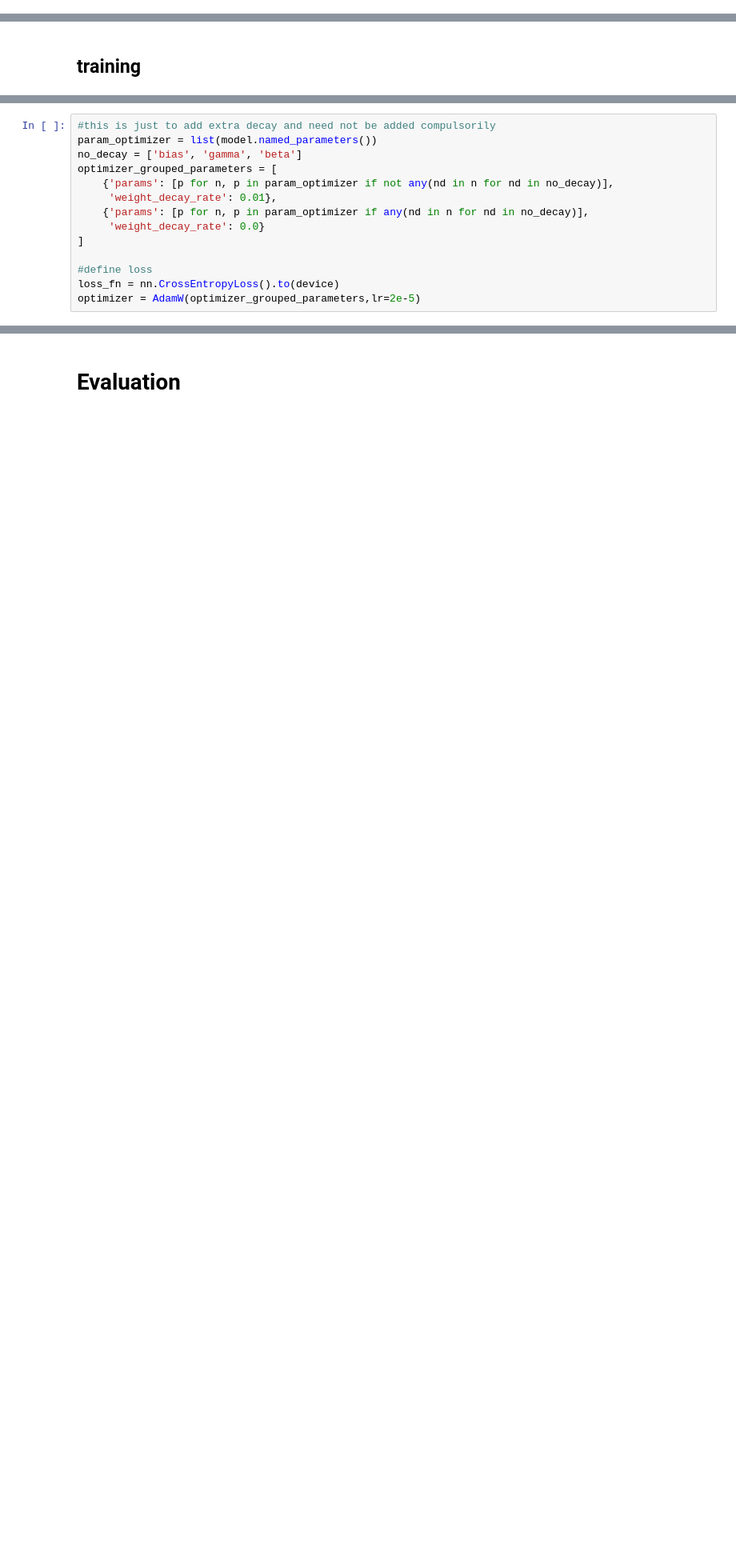
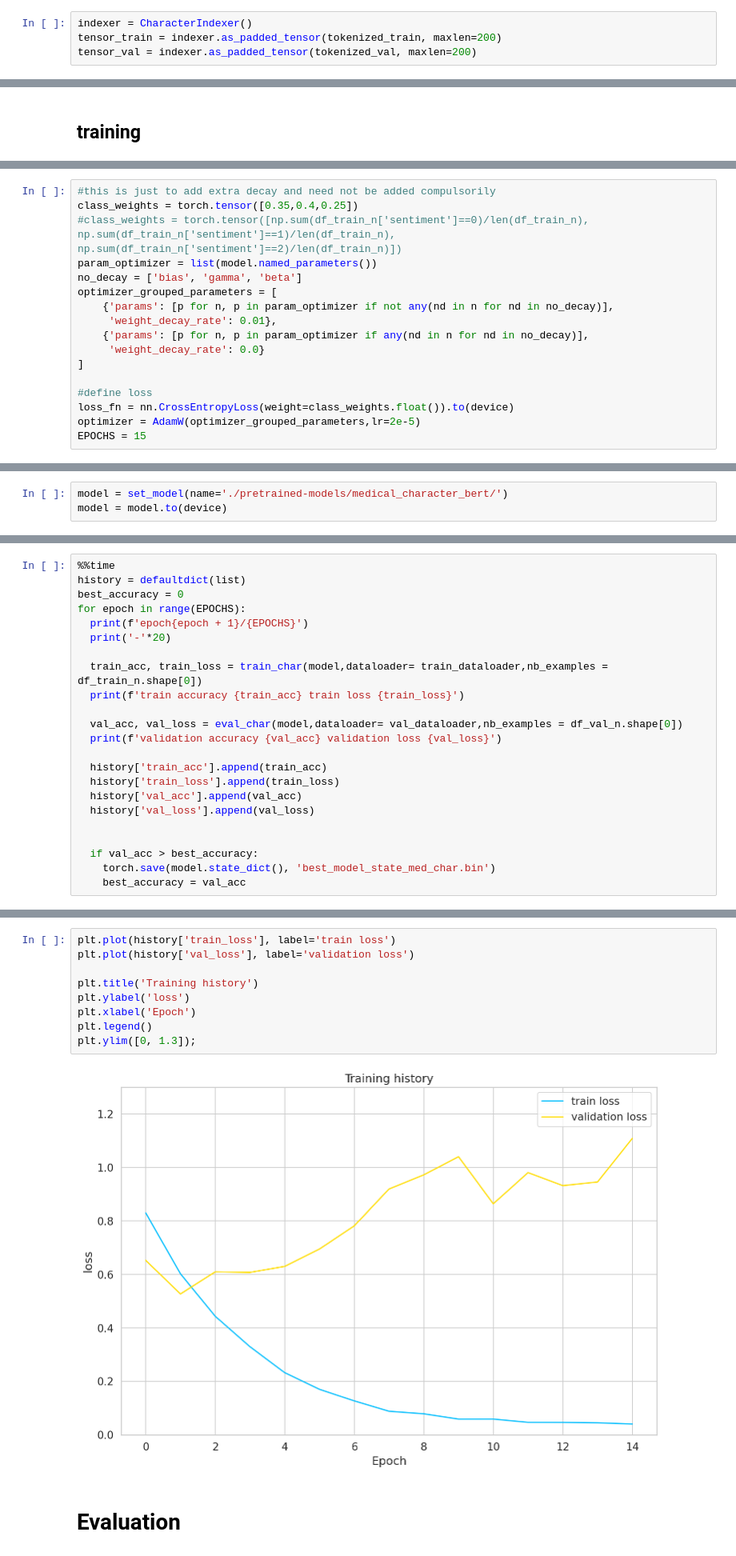
Before and after one commit to LAURA-max-hub/NLP_project, a Jupyter notebook: code.ipynb, the cells around one changed output, grey strips where cells are left out. Shown at 80% size. Cells and saved outputs as stored; diff of their text form; blank space fills up the shorter version.

```diff
--- a/code.ipynb
+++ b/code.ipynb
@@ -989 +858,5 @@ tensor_val = characters_indexer.as_padded_tensor(tokenized_val)
+# %%
+indexer = CharacterIndexer()
+tensor_train = indexer.as_padded_tensor(tokenized_train, maxlen=200)
+tensor_val = indexer.as_padded_tensor(tokenized_val, maxlen=200)
 # %%
@@ -1003,5 +922,7 @@ val_dataloader = DataLoader(val_data,batch_size=batch_size)
 # %%
 #this is just to add extra decay and need not be added compulsorily
+class_weights = torch.tensor([0.35,0.4,0.25])
+#class_weights = torch.tensor([np.sum(df_train_n['sentiment']==0)/len(df_train_n), np.sum(df_train_n['sentiment']==1)/len(df_train_n), np.sum(df_train_n['sentiment']==2)/len(df_train_n)])
 param_optimizer = list(model.named_parameters())
 no_decay = ['bias', 'gamma', 'beta']
 optimizer_grouped_parameters = [
@@ -1012,5 +933,6 @@ optimizer_grouped_parameters = [
 ]
 
 #define loss
-loss_fn = nn.CrossEntropyLoss().to(device)
+loss_fn = nn.CrossEntropyLoss(weight=class_weights.float()).to(device)
 optimizer = AdamW(optimizer_grouped_parameters,lr=2e-5)
+EPOCHS = 15
@@ -1110,0 +1004,3 @@ for epoch in range(epochs):
+# %%
+model = set_model(name='./pretrained-models/medical_character_bert/')
+model = model.to(device)
@@ -1110,0 +1024,23 @@ for epoch in range(epochs):
+# %%
+%%time
+history = defaultdict(list)
+best_accuracy = 0
+for epoch in range(EPOCHS):
+  print(f'epoch{epoch + 1}/{EPOCHS}')
+  print('-'*20)
+
+  train_acc, train_loss = train_char(model,dataloader= train_dataloader,nb_examples = df_train_n.shape[0])
+  print(f'train accuracy {train_acc} train loss {train_loss}')
+
+  val_acc, val_loss = eval_char(model,dataloader= val_dataloader,nb_examples = df_val_n.shape[0])
+  print(f'validation accuracy {val_acc} validation loss {val_loss}')
+
+  history['train_acc'].append(train_acc)
+  history['train_loss'].append(train_loss)
+  history['val_acc'].append(val_acc)
+  history['val_loss'].append(val_loss)
+
+
+  if val_acc > best_accuracy:
+    torch.save(model.state_dict(), 'best_model_state_med_char.bin')
+    best_accuracy = val_acc
@@ -1111,2 +1076,13 @@ for epoch in range(epochs):
+# %%
+plt.plot(history['train_loss'], label='train loss')
+plt.plot(history['val_loss'], label='validation loss')
+
+plt.title('Training history')
+plt.ylabel('loss')
+plt.xlabel('Epoch')
+plt.legend()
+plt.ylim([0, 1.3]);
+# %% [output]
+[figure, added]
 # %% [markdown]
 # Evaluation
```
Also changed, not shown: parts of 115 cells of this notebook, 1 other file.
